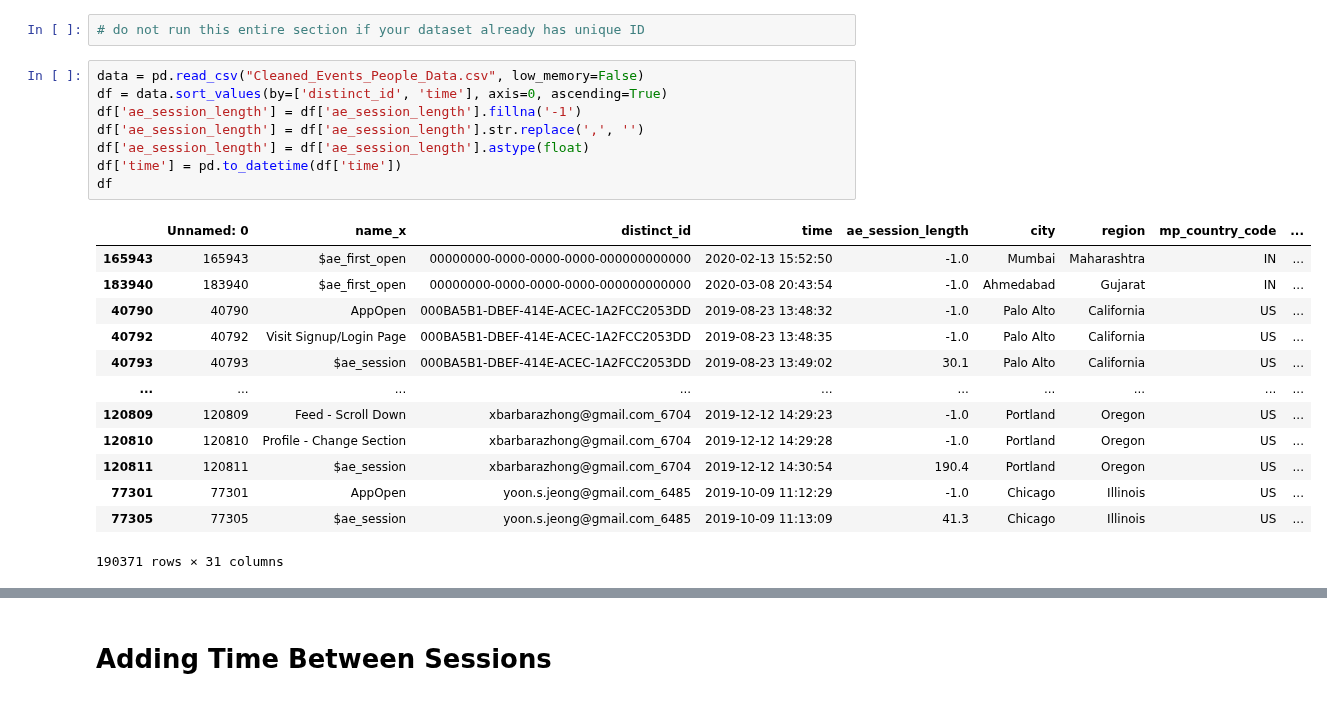
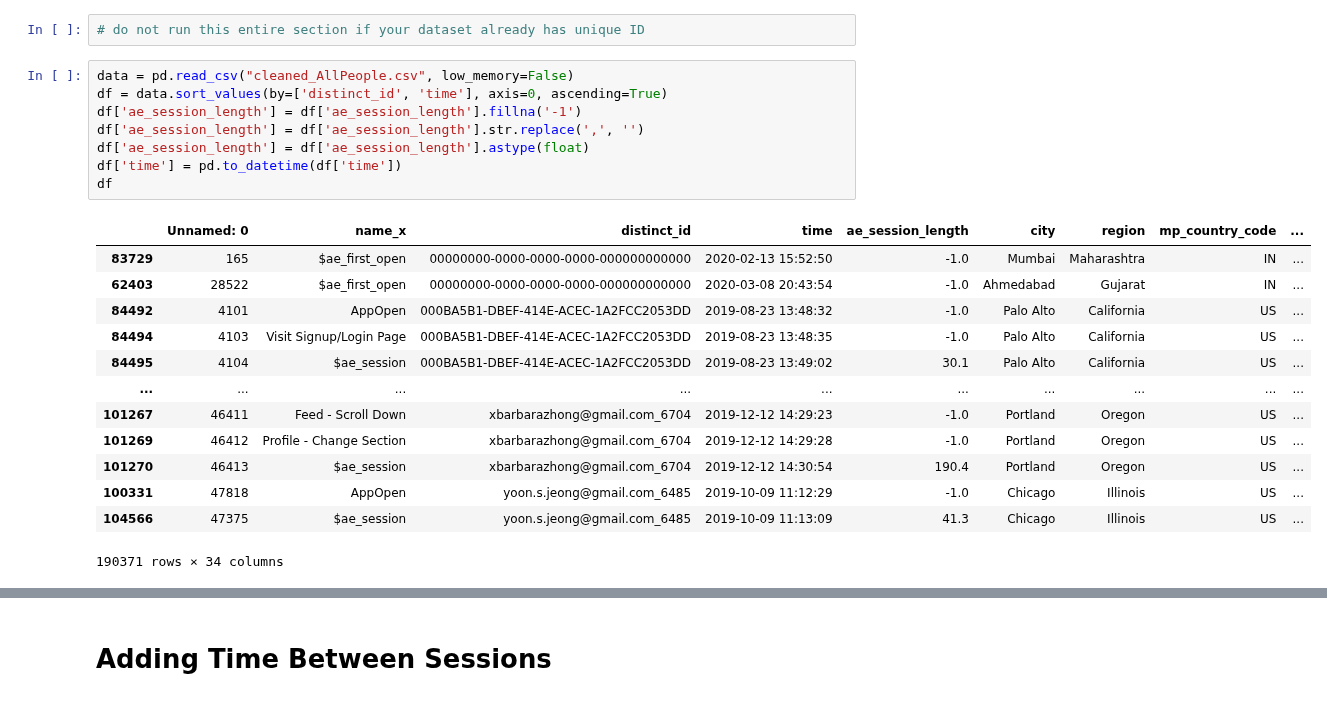
Before and after one commit to prkrishnan1/Simmer_DSS_SP20_Project_1, a Jupyter notebook: Session_Labeling.ipynb, the cells around one changed output, grey strips where cells are left out. Saved outputs shown, nothing was run; the diff lists cells and outputs as text.

```diff
--- a/Session_Labeling.ipynb
+++ b/Session_Labeling.ipynb
@@ -11,27 +11,27 @@ import seaborn as sns
 # %%
 # do not run this entire section if your dataset already has unique ID
 # %%
-data = pd.read_csv("Cleaned_Events_People_Data.csv", low_memory=False)
+data = pd.read_csv("cleaned_AllPeople.csv", low_memory=False)
 df = data.sort_values(by=['distinct_id', 'time'], axis=0, ascending=True)
 df['ae_session_length'] = df['ae_session_length'].fillna('-1')
 df['ae_session_length'] = df['ae_session_length'].str.replace(',', '')
 df['ae_session_length'] = df['ae_session_length'].astype(float)
 df['time'] = pd.to_datetime(df['time'])
 df
 # %% [output]
 |  | Unnamed: 0 | name_x | distinct_id | time | ae_session_length | city | region | mp_country_code | ... |
-| 165943 | 165943 | $ae_first_open | 00000000-0000-0000-0000-000000000000 | 2020-02-13 15:52:50 | -1.0 | Mumbai | Maharashtra | IN | ... |
-| 183940 | 183940 | $ae_first_open | 00000000-0000-0000-0000-000000000000 | 2020-03-08 20:43:54 | -1.0 | Ahmedabad | Gujarat | IN | ... |
-| 40790 | 40790 | AppOpen | 000BA5B1-DBEF-414E-ACEC-1A2FCC2053DD | 2019-08-23 13:48:32 | -1.0 | Palo Alto | California | US | ... |
-| 40792 | 40792 | Visit Signup/Login Page | 000BA5B1-DBEF-414E-ACEC-1A2FCC2053DD | 2019-08-23 13:48:35 | -1.0 | Palo Alto | California | US | ... |
-| 40793 | 40793 | $ae_session | 000BA5B1-DBEF-414E-ACEC-1A2FCC2053DD | 2019-08-23 13:49:02 | 30.1 | Palo Alto | California | US | ... |
+| 83729 | 165 | $ae_first_open | 00000000-0000-0000-0000-000000000000 | 2020-02-13 15:52:50 | -1.0 | Mumbai | Maharashtra | IN | ... |
+| 62403 | 28522 | $ae_first_open | 00000000-0000-0000-0000-000000000000 | 2020-03-08 20:43:54 | -1.0 | Ahmedabad | Gujarat | IN | ... |
+| 84492 | 4101 | AppOpen | 000BA5B1-DBEF-414E-ACEC-1A2FCC2053DD | 2019-08-23 13:48:32 | -1.0 | Palo Alto | California | US | ... |
+| 84494 | 4103 | Visit Signup/Login Page | 000BA5B1-DBEF-414E-ACEC-1A2FCC2053DD | 2019-08-23 13:48:35 | -1.0 | Palo Alto | California | US | ... |
+| 84495 | 4104 | $ae_session | 000BA5B1-DBEF-414E-ACEC-1A2FCC2053DD | 2019-08-23 13:49:02 | 30.1 | Palo Alto | California | US | ... |
 | ... | ... | ... | ... | ... | ... | ... | ... | ... | ... |
-| 120809 | 120809 | Feed - Scroll Down | xbarbarazhong@gmail.com_6704 | 2019-12-12 14:29:23 | -1.0 | Portland | Oregon | US | ... |
-| 120810 | 120810 | Profile - Change Section | xbarbarazhong@gmail.com_6704 | 2019-12-12 14:29:28 | -1.0 | Portland | Oregon | US | ... |
-| 120811 | 120811 | $ae_session | xbarbarazhong@gmail.com_6704 | 2019-12-12 14:30:54 | 190.4 | Portland | Oregon | US | ... |
-| 77301 | 77301 | AppOpen | yoon.s.jeong@gmail.com_6485 | 2019-10-09 11:12:29 | -1.0 | Chicago | Illinois | US | ... |
-| 77305 | 77305 | $ae_session | yoon.s.jeong@gmail.com_6485 | 2019-10-09 11:13:09 | 41.3 | Chicago | Illinois | US | ... |
+| 101267 | 46411 | Feed - Scroll Down | xbarbarazhong@gmail.com_6704 | 2019-12-12 14:29:23 | -1.0 | Portland | Oregon | US | ... |
+| 101269 | 46412 | Profile - Change Section | xbarbarazhong@gmail.com_6704 | 2019-12-12 14:29:28 | -1.0 | Portland | Oregon | US | ... |
+| 101270 | 46413 | $ae_session | xbarbarazhong@gmail.com_6704 | 2019-12-12 14:30:54 | 190.4 | Portland | Oregon | US | ... |
+| 100331 | 47818 | AppOpen | yoon.s.jeong@gmail.com_6485 | 2019-10-09 11:12:29 | -1.0 | Chicago | Illinois | US | ... |
+| 104566 | 47375 | $ae_session | yoon.s.jeong@gmail.com_6485 | 2019-10-09 11:13:09 | 41.3 | Chicago | Illinois | US | ... |
-190371 rows × 31 columns
+190371 rows × 34 columns
 # %%
 def add_session_id(df):
     df['session_id'] = -1
```
Also changed, not shown: parts of 9 cells of this notebook, 2 other files.
